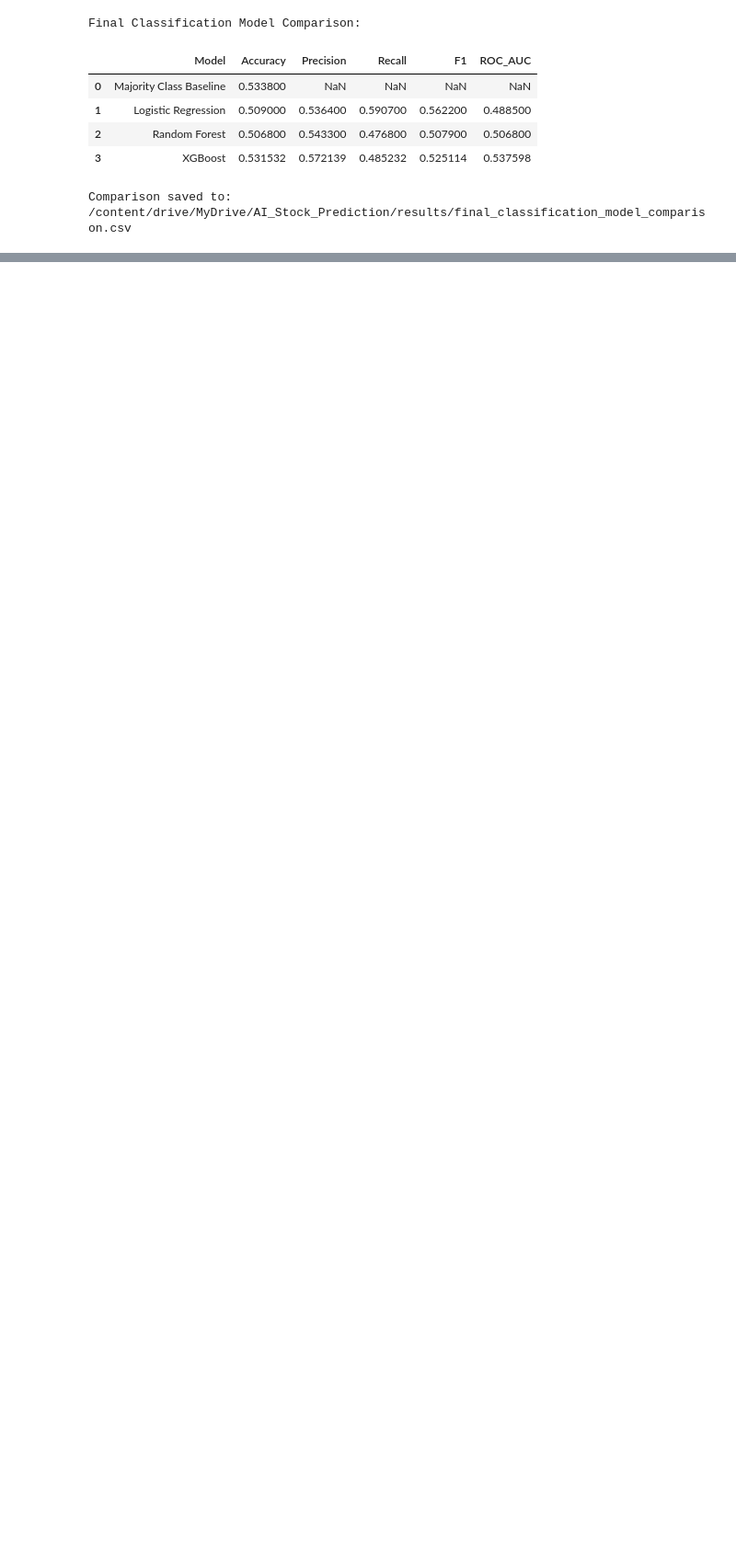
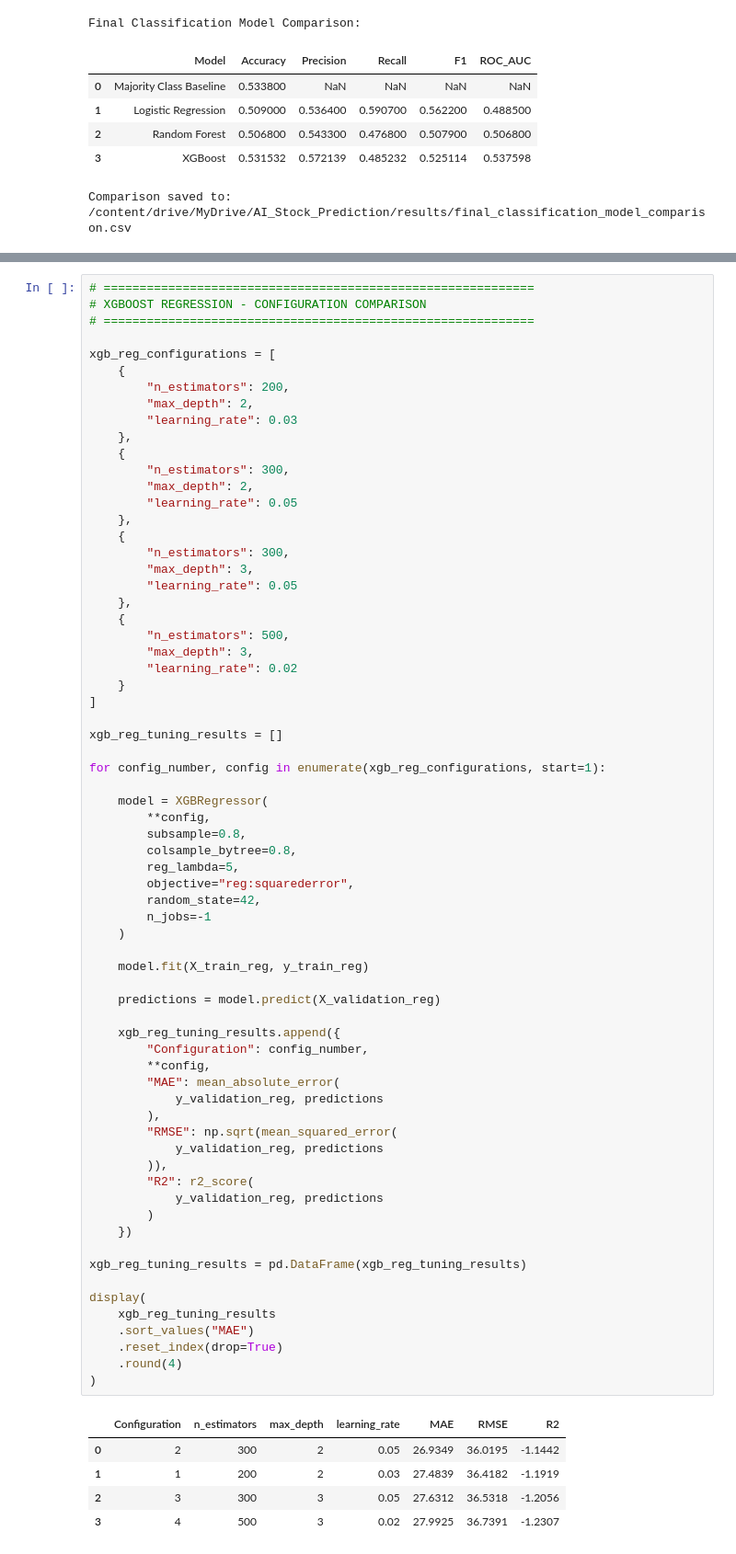
Before and after one commit to rcoello48/AI-Stock-Market-Prediction, a Jupyter notebook: Data_Collection.ipynb, the cells around one changed output, grey strips where cells are left out. Shown at 92% size. Cells and saved outputs as stored; diff of their text form; blank space fills up the shorter version.

```diff
--- a/Data_Collection.ipynb
+++ b/Data_Collection.ipynb
@@ -4192,0 +4852,74 @@ Comparison saved to: /content/drive/MyDrive/AI_Stock_Prediction/results/final_cl
+# %%
+# ============================================================
+# XGBOOST REGRESSION - CONFIGURATION COMPARISON
+# ============================================================
+
+xgb_reg_configurations = [
+    {
+        "n_estimators": 200,
+        "max_depth": 2,
+        "learning_rate": 0.03
+    },
+    {
+        "n_estimators": 300,
+        "max_depth": 2,
+        "learning_rate": 0.05
+    },
+    {
+        "n_estimators": 300,
+        "max_depth": 3,
+        "learning_rate": 0.05
+    },
+    {
+        "n_estimators": 500,
+        "max_depth": 3,
+        "learning_rate": 0.02
+    }
+]
+
+xgb_reg_tuning_results = []
+
+for config_number, config in enumerate(xgb_reg_configurations, start=1):
+
+    model = XGBRegressor(
+        **config,
+        subsample=0.8,
+        colsample_bytree=0.8,
+        reg_lambda=5,
+        objective="reg:squarederror",
+        random_state=42,
+        n_jobs=-1
+    )
+
+    model.fit(X_train_reg, y_train_reg)
+
+    predictions = model.predict(X_validation_reg)
+
+    xgb_reg_tuning_results.append({
+        "Configuration": config_number,
+        **config,
+        "MAE": mean_absolute_error(
+            y_validation_reg, predictions
+        ),
+        "RMSE": np.sqrt(mean_squared_error(
+            y_validation_reg, predictions
+        )),
+        "R2": r2_score(
+            y_validation_reg, predictions
+        )
+    })
+
+xgb_reg_tuning_results = pd.DataFrame(xgb_reg_tuning_results)
+
+display(
+    xgb_reg_tuning_results
+    .sort_values("MAE")
+    .reset_index(drop=True)
+    .round(4)
+)
+# %% [output]
+|  | Configuration | n_estimators | max_depth | learning_rate | MAE | RMSE | R2 |
+| 0 | 2 | 300 | 2 | 0.05 | 26.9349 | 36.0195 | -1.1442 |
+| 1 | 1 | 200 | 2 | 0.03 | 27.4839 | 36.4182 | -1.1919 |
+| 2 | 3 | 300 | 3 | 0.05 | 27.6312 | 36.5318 | -1.2056 |
+| 3 | 4 | 500 | 3 | 0.02 | 27.9925 | 36.7391 | -1.2307 |
```
Also changed, not shown: parts of 67 cells of this notebook.
